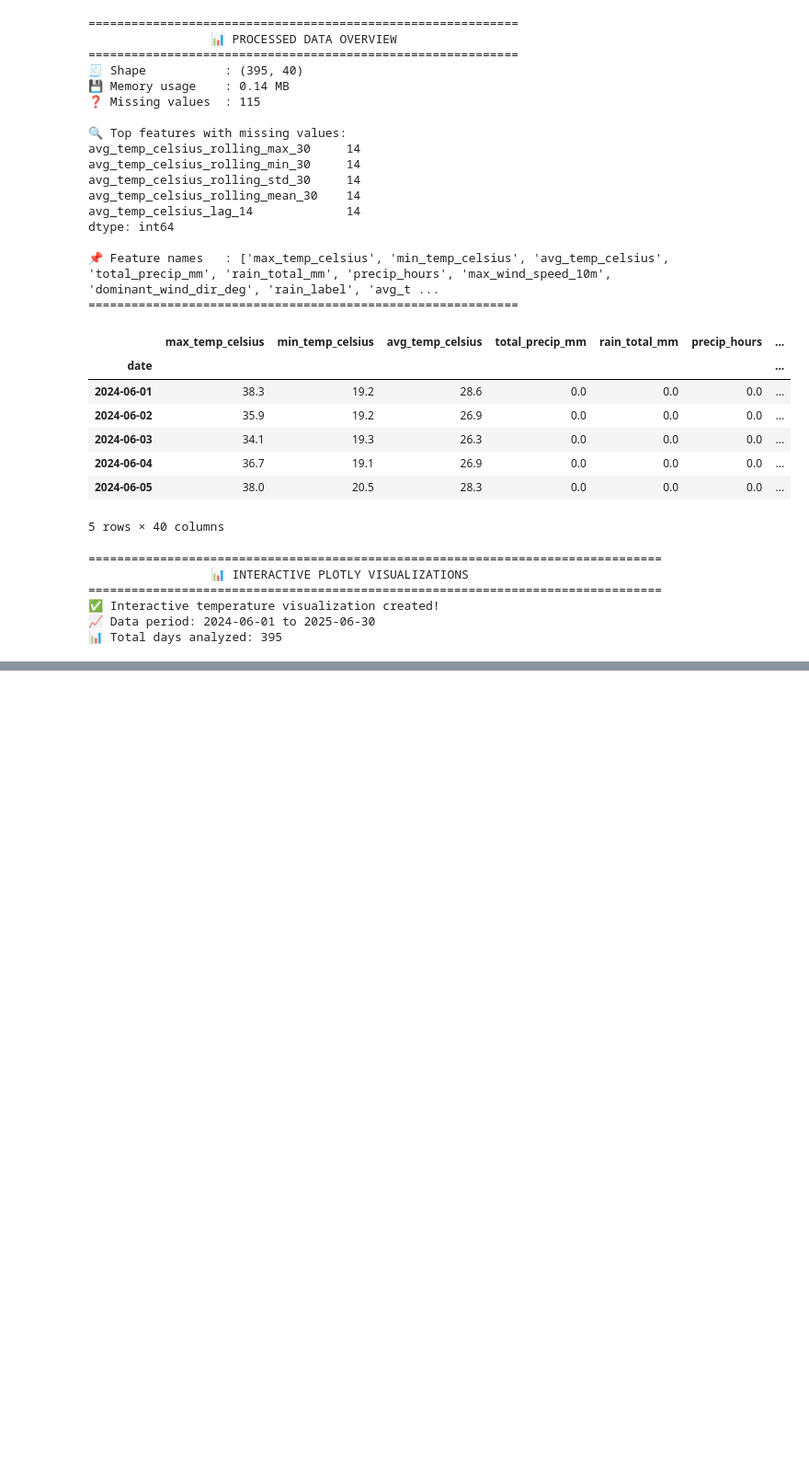
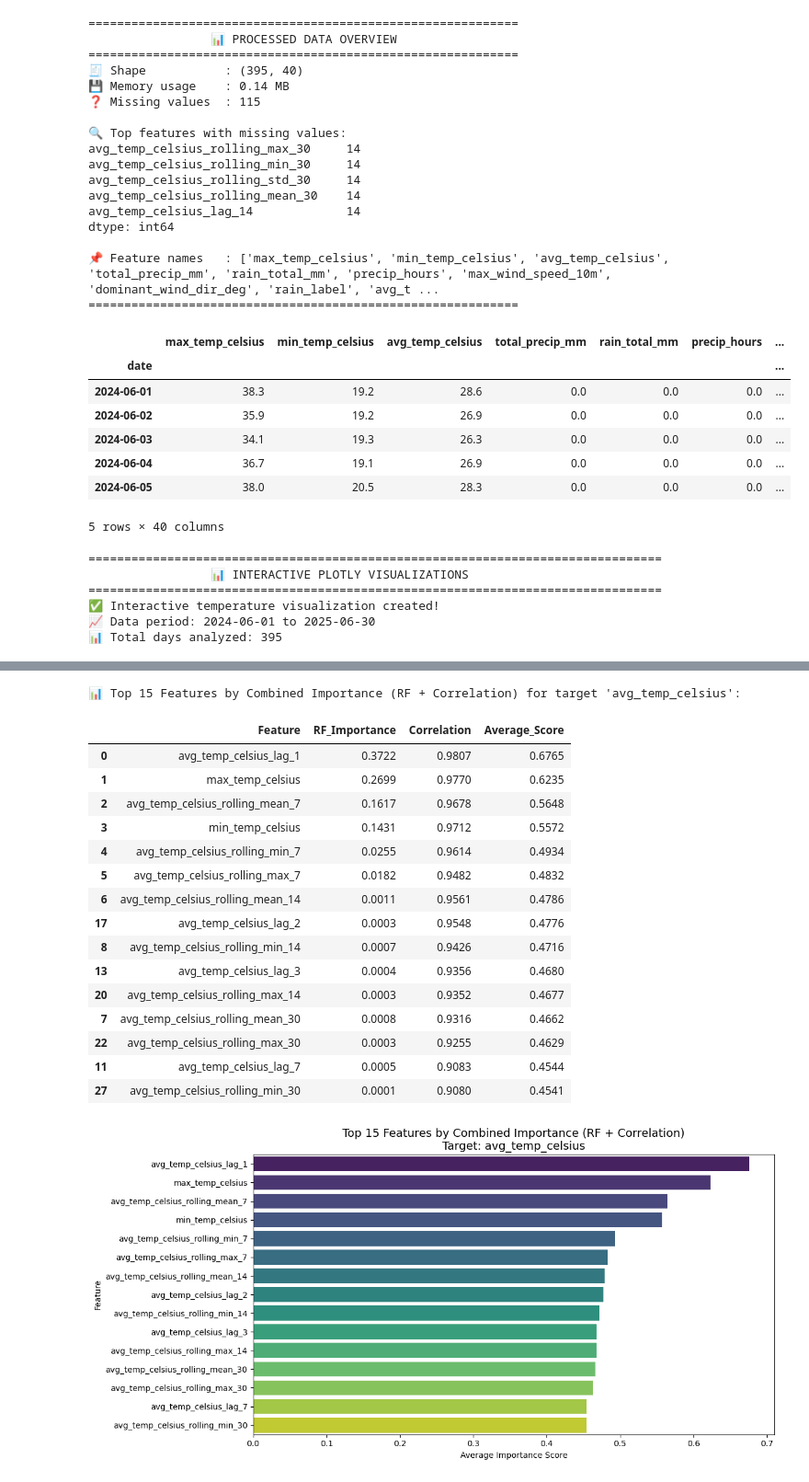
Before and after one commit to Abdelrhman941/Weather-Forecasting-Project, a Jupyter notebook: notebooks/code.ipynb, the cells around one changed output, grey strips where cells are left out. Shown at 92% size. Cells and saved outputs as stored; diff of their text form; code cells hidden in the pictures; blank space fills up the shorter version.

```diff
--- a/notebooks/code.ipynb
+++ b/notebooks/code.ipynb
@@ -787,0 +958,21 @@ print(f"📊 Total days analyzed: {len(df)}")
+# %%
+feature_import_reg_df = get_feature_importance_with_correlation(df, target_col=target_col_reg)
+# %% [output]
+📊 Top 15 Features by Combined Importance (RF + Correlation) for target 'avg_temp_celsius':
+|  | Feature | RF_Importance | Correlation | Average_Score |
+| 0 | avg_temp_celsius_lag_1 | 0.3722 | 0.9807 | 0.6765 |
+| 1 | max_temp_celsius | 0.2699 | 0.9770 | 0.6235 |
+| 2 | avg_temp_celsius_rolling_mean_7 | 0.1617 | 0.9678 | 0.5648 |
+| 3 | min_temp_celsius | 0.1431 | 0.9712 | 0.5572 |
+| 4 | avg_temp_celsius_rolling_min_7 | 0.0255 | 0.9614 | 0.4934 |
+| 5 | avg_temp_celsius_rolling_max_7 | 0.0182 | 0.9482 | 0.4832 |
+| 6 | avg_temp_celsius_rolling_mean_14 | 0.0011 | 0.9561 | 0.4786 |
+| 17 | avg_temp_celsius_lag_2 | 0.0003 | 0.9548 | 0.4776 |
+| 8 | avg_temp_celsius_rolling_min_14 | 0.0007 | 0.9426 | 0.4716 |
+| 13 | avg_temp_celsius_lag_3 | 0.0004 | 0.9356 | 0.4680 |
+| 20 | avg_temp_celsius_rolling_max_14 | 0.0003 | 0.9352 | 0.4677 |
+| 7 | avg_temp_celsius_rolling_mean_30 | 0.0008 | 0.9316 | 0.4662 |
+| 22 | avg_temp_celsius_rolling_max_30 | 0.0003 | 0.9255 | 0.4629 |
+| 11 | avg_temp_celsius_lag_7 | 0.0005 | 0.9083 | 0.4544 |
+| 27 | avg_temp_celsius_rolling_min_30 | 0.0001 | 0.9080 | 0.4541 |
+[figure, added]
```
Also changed, not shown: parts of 20 cells of this notebook.
